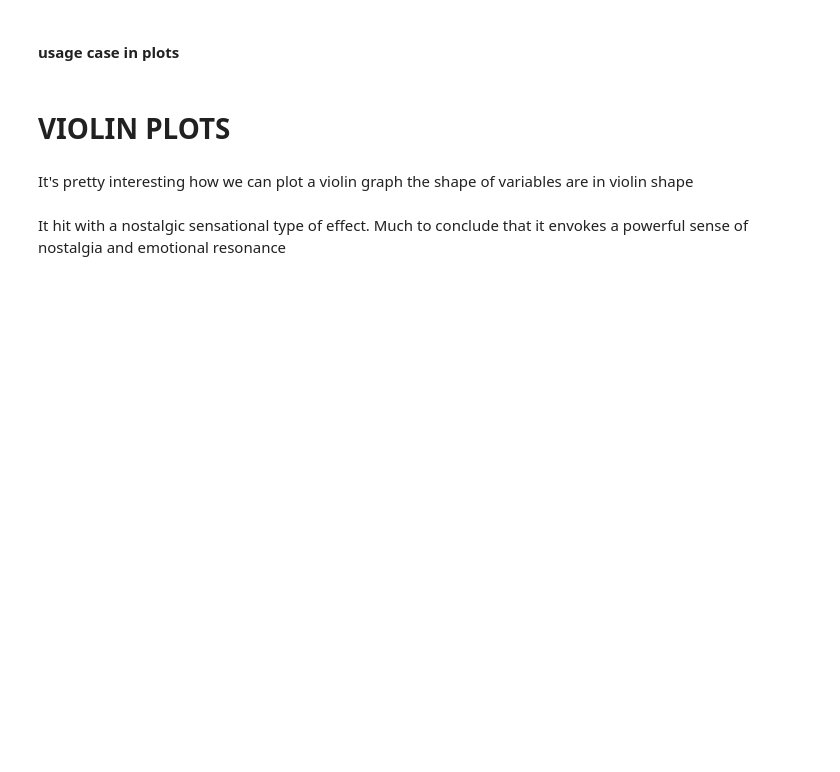
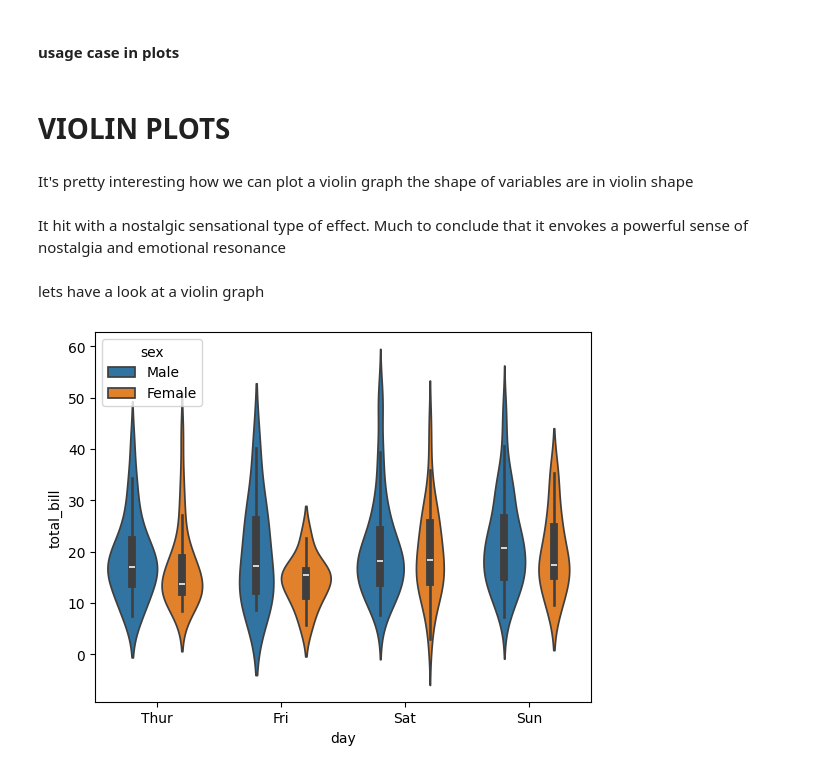
Before and after one commit to Emmanuel-km/Code-Explanation-Notes, a Jupyter notebook: Day49_ReviwingSeaborn.ipynb, the cells around one changed output. Saved outputs shown, nothing was run; the diff lists cells and outputs as text; code cells hidden in the pictures; blank space fills up the shorter version.

Commit message:
visualised violin graph

```diff
--- a/Day49_ReviwingSeaborn.ipynb
+++ b/Day49_ReviwingSeaborn.ipynb
@@ -33,3 +33,14 @@ plt.show()
 It's pretty interesting how we can plot a violin graph the shape of variables are in violin shape
 # %% [markdown]
 It hit with a nostalgic sensational type of effect. Much to conclude that it envokes a powerful sense of nostalgia and emotional resonance
+# %% [markdown]
+lets have a look at a violin graph
+# %%
+import pandas as pd
+import seaborn as sb
+from matplotlib import pyplot as plt
+df = sb.load_dataset('tips')
+sb.violinplot(x="day", y="total_bill",hue='sex', data=df)
+plt.show()
+# %% [output]
+[figure, added]
```
